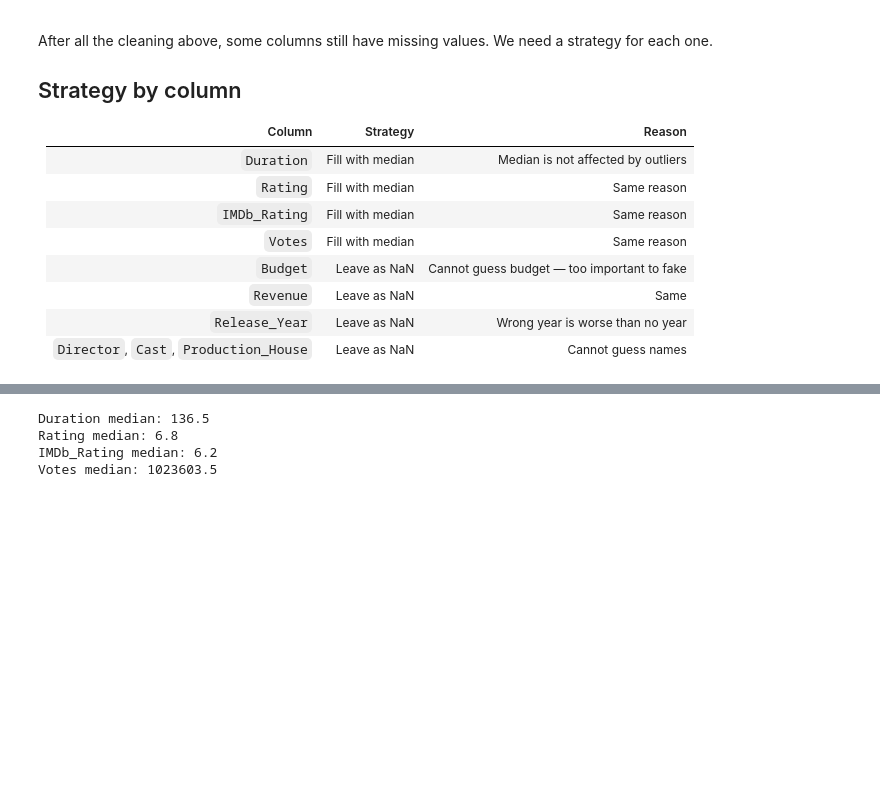
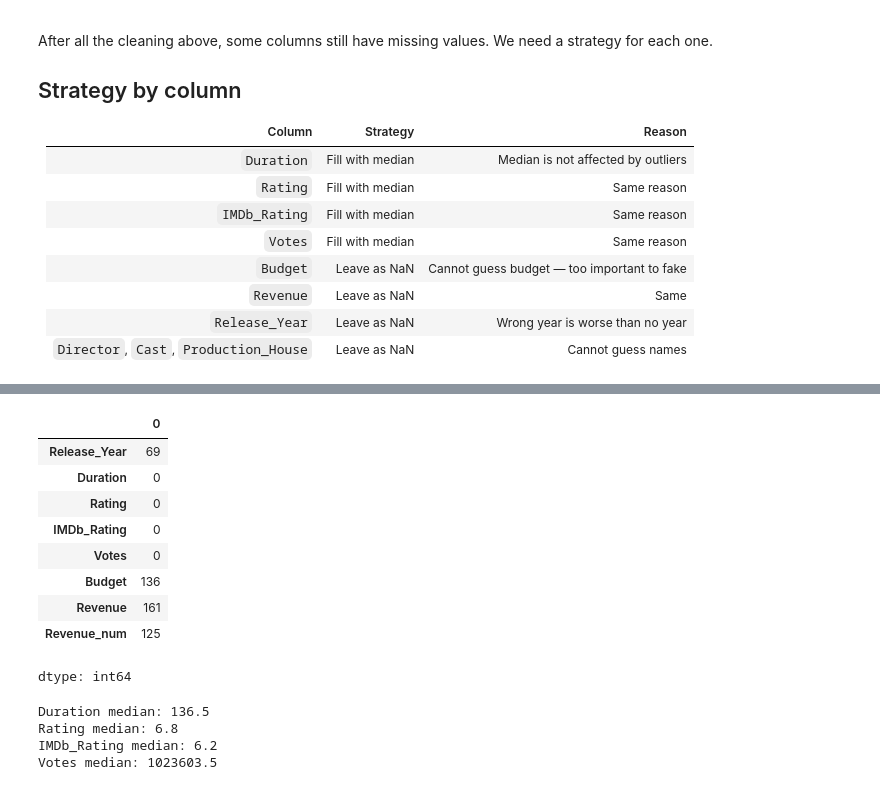
Before and after one commit to suyogy1-bot/Numpy, a Jupyter notebook: Class_notes/netflix_cleaning.ipynb, the cells around one changed output, grey strips where cells are left out. Cells and saved outputs as stored; diff of their text form; code cells hidden in the pictures; blank space fills up the shorter version.

```diff
--- a/Class_notes/netflix_cleaning.ipynb
+++ b/Class_notes/netflix_cleaning.ipynb
@@ -1672,3 +1747,16 @@ After all the cleaning above, some columns still have missing values. We need a
+# %%
+df.select_dtypes(['int64','float64']).isnull().sum()
+# %% [output]
+|  | 0 |
+| Release_Year | 69 |
+| Duration | 0 |
+| Rating | 0 |
+| IMDb_Rating | 0 |
+| Votes | 0 |
+| Budget | 136 |
+| Revenue | 161 |
+| Revenue_num | 125 |
+dtype: int64
 # %%
 # Step 19 — Filling Remaining Missing Values
 
```
Also changed, not shown: parts of 9 cells of this notebook.
